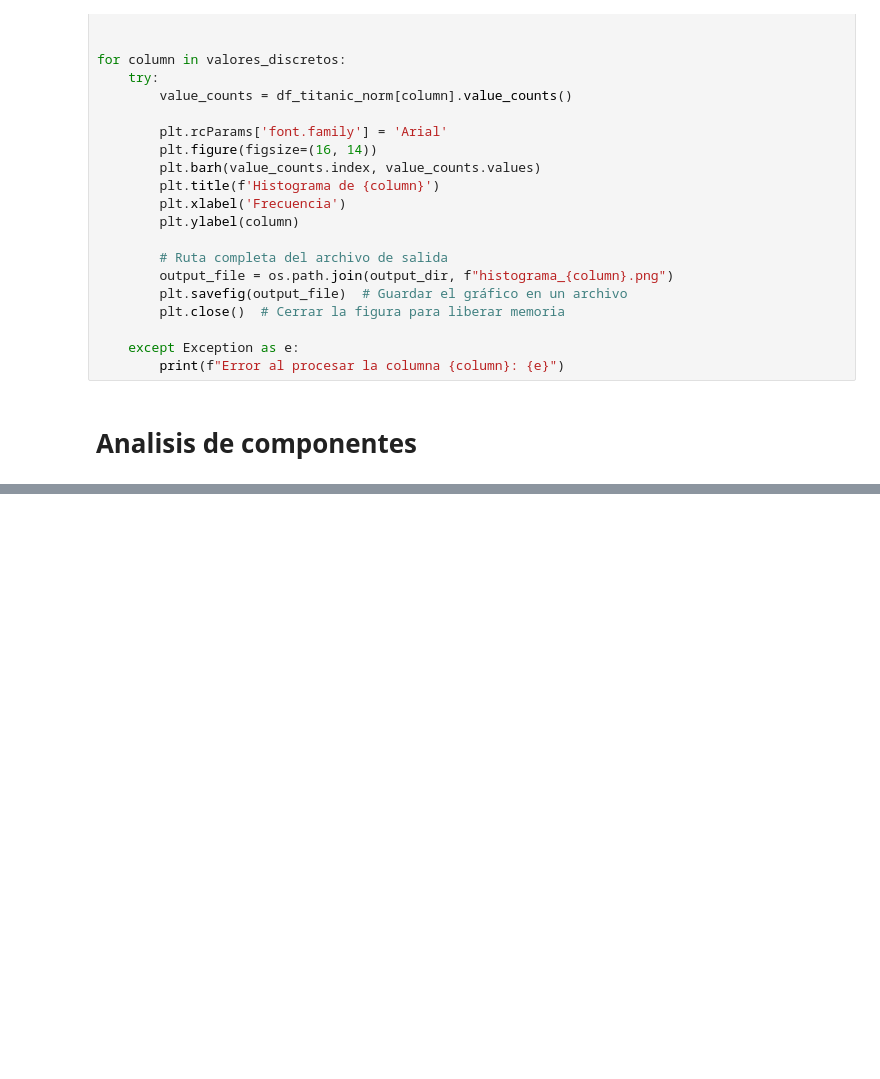
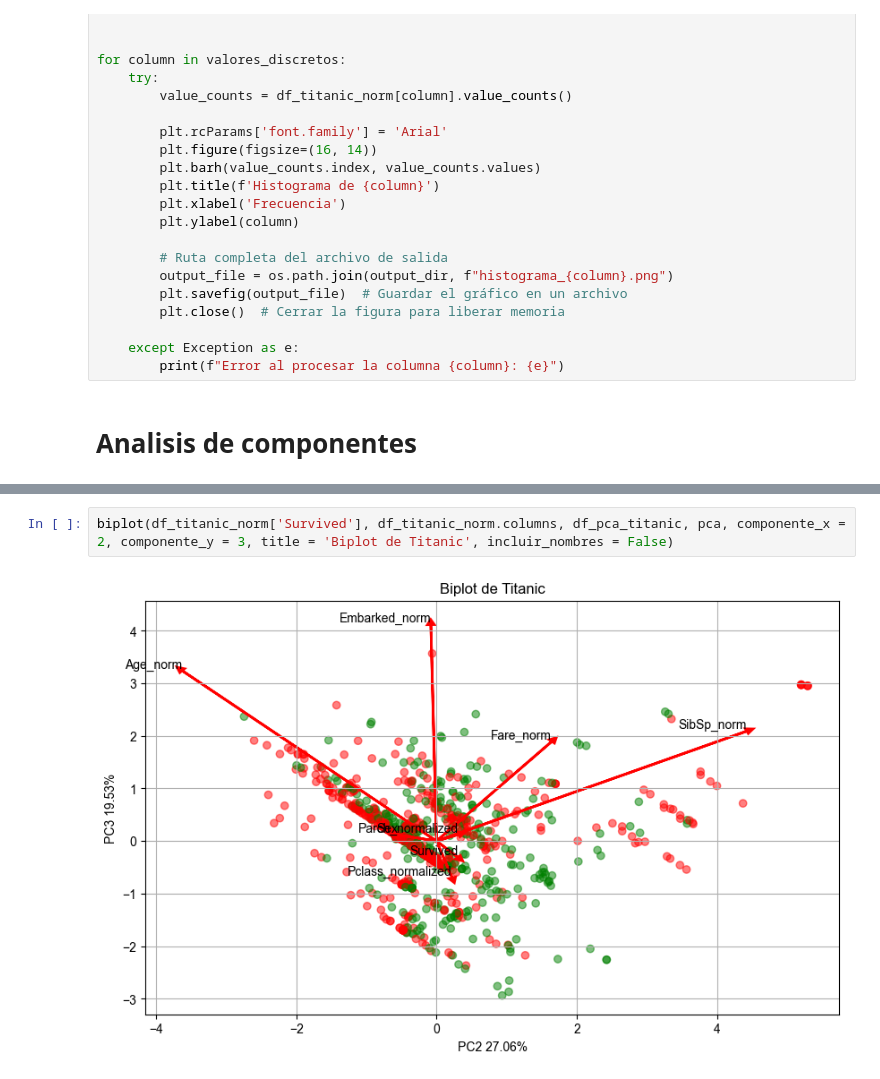
Before and after one commit to phobbins/AnalisisDatos, a Jupyter notebook: Practico 4/Practico4.ipynb, the cells around one changed output, grey strips where cells are left out. Saved outputs shown, nothing was run; the diff lists cells and outputs as text; blank space fills up the shorter version.

```diff
--- a/Practico 4/Practico4.ipynb
+++ b/Practico 4/Practico4.ipynb
@@ -399 +399,5 @@ plt.show()
 [figure]
+# %%
+biplot(df_titanic_norm['Survived'], df_titanic_norm.columns, df_pca_titanic, pca, componente_x = 2, componente_y = 3, title = 'Biplot de Titanic', incluir_nombres = False)
+# %% [output]
+[figure, added]
```
Also changed, not shown: parts of 1 cell of this notebook.
